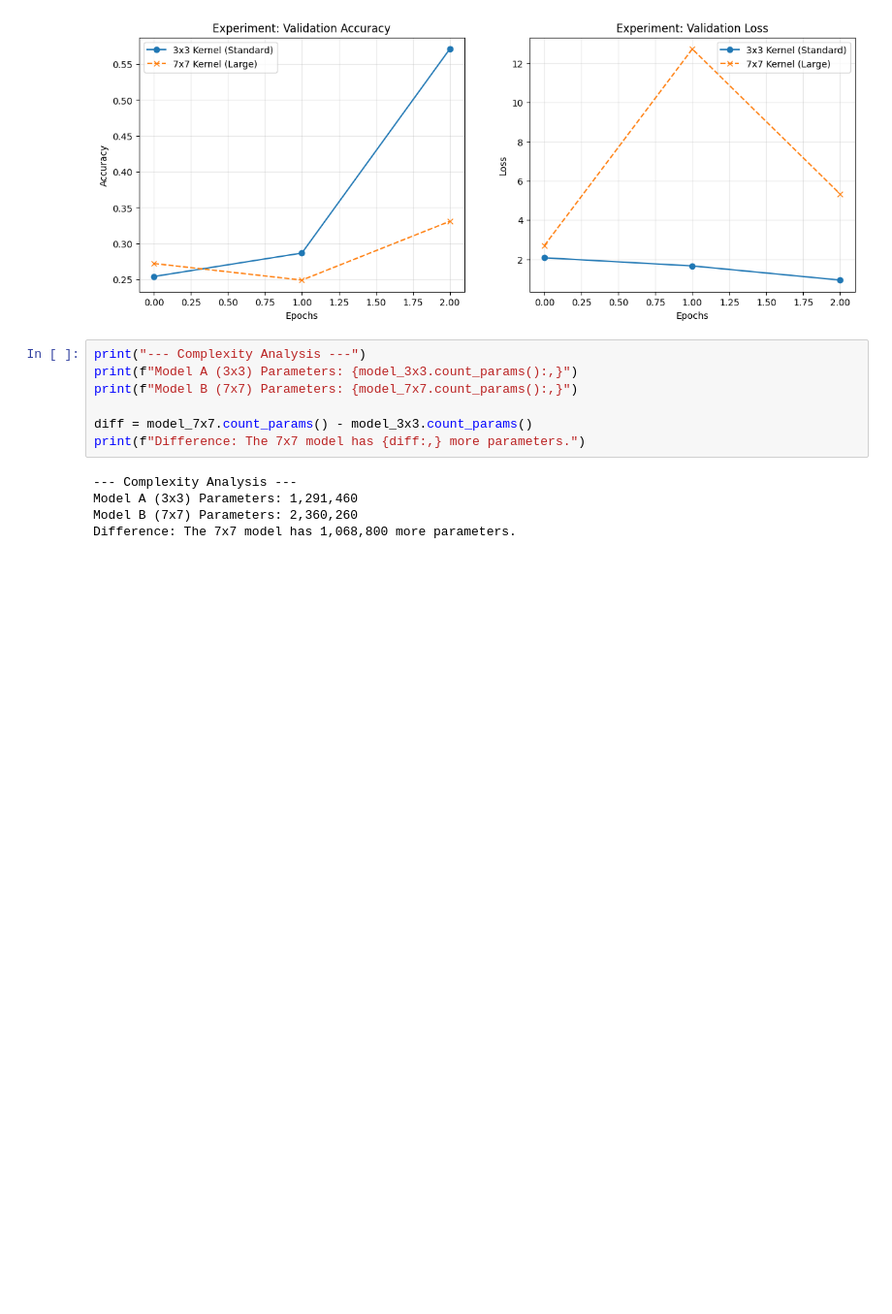
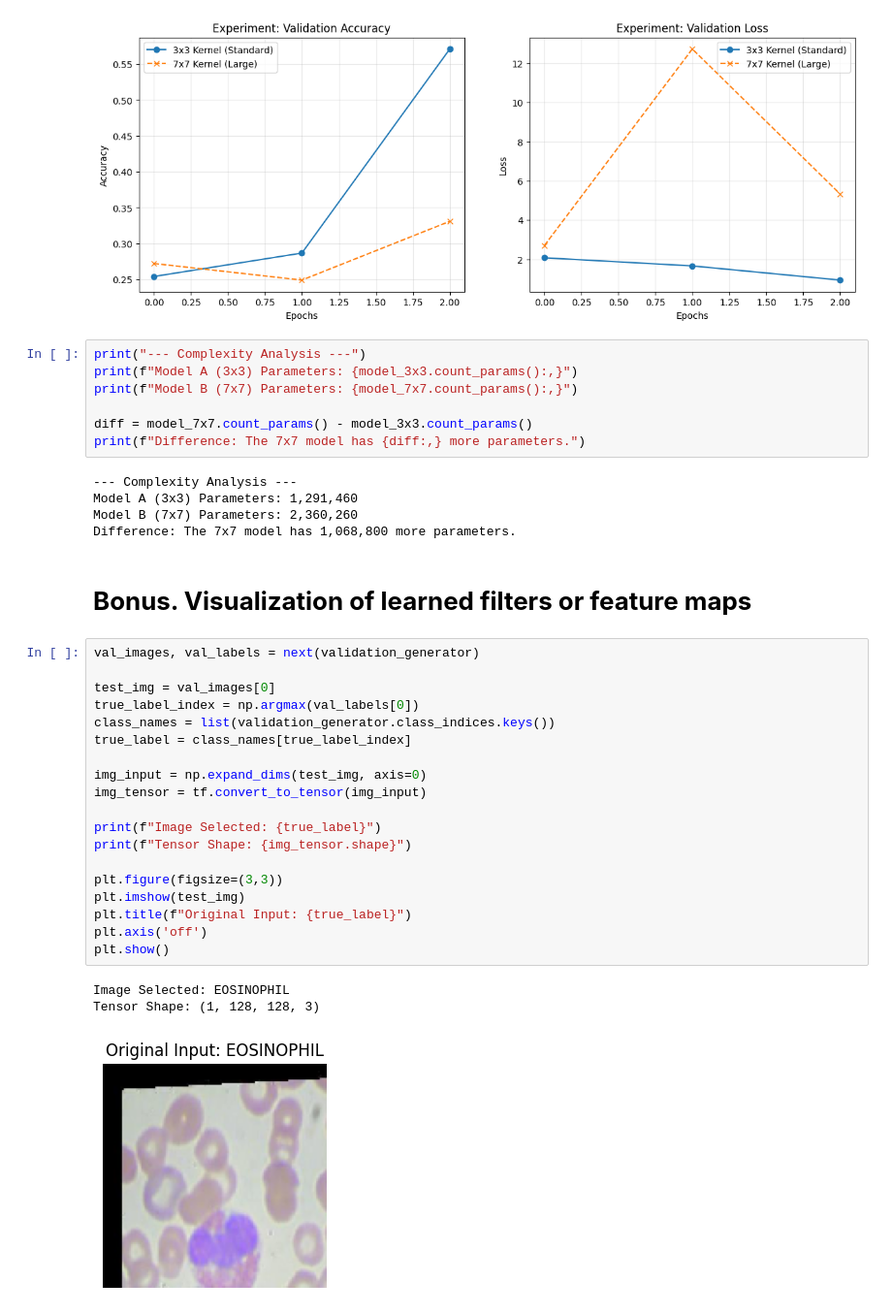
Before and after one commit to JuanLeal1105/TDSE_Exploring_Convolutional_Layers, a Jupyter notebook: Convolutional_Layers_Noteboook.ipynb, the cells around one changed output. Shown at 97% size. Saved outputs shown, nothing was run; the diff lists cells and outputs as text; blank space fills up the shorter version.

Commit message:
feat: The bonus is done

```diff
--- a/Convolutional_Layers_Noteboook.ipynb
+++ b/Convolutional_Layers_Noteboook.ipynb
@@ -458,3 +458,28 @@ print(f"Difference: The 7x7 model has {diff:,} more parameters.")
 Model A (3x3) Parameters: 1,291,460
 Model B (7x7) Parameters: 2,360,260
 Difference: The 7x7 model has 1,068,800 more parameters.
+# %% [markdown]
+# **Bonus. Visualization of learned filters or feature maps**
+# %%
+val_images, val_labels = next(validation_generator)
+
+test_img = val_images[0]
+true_label_index = np.argmax(val_labels[0])
+class_names = list(validation_generator.class_indices.keys())
+true_label = class_names[true_label_index]
+
+img_input = np.expand_dims(test_img, axis=0)
+img_tensor = tf.convert_to_tensor(img_input)
+
+print(f"Image Selected: {true_label}")
+print(f"Tensor Shape: {img_tensor.shape}")
+
+plt.figure(figsize=(3,3))
+plt.imshow(test_img)
+plt.title(f"Original Input: {true_label}")
+plt.axis('off')
+plt.show()
+# %% [output]
+Image Selected: EOSINOPHIL
+Tensor Shape: (1, 128, 128, 3)
+[figure, added]
```
Also changed, not shown: parts of 2 cells of this notebook.
